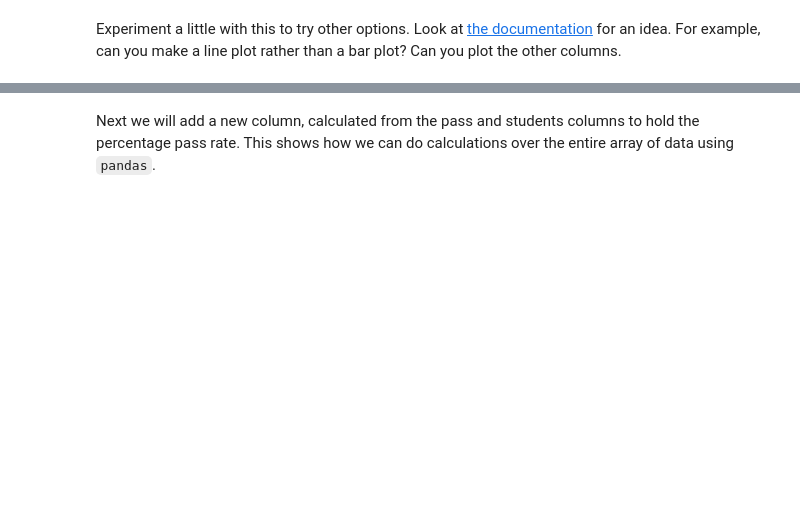
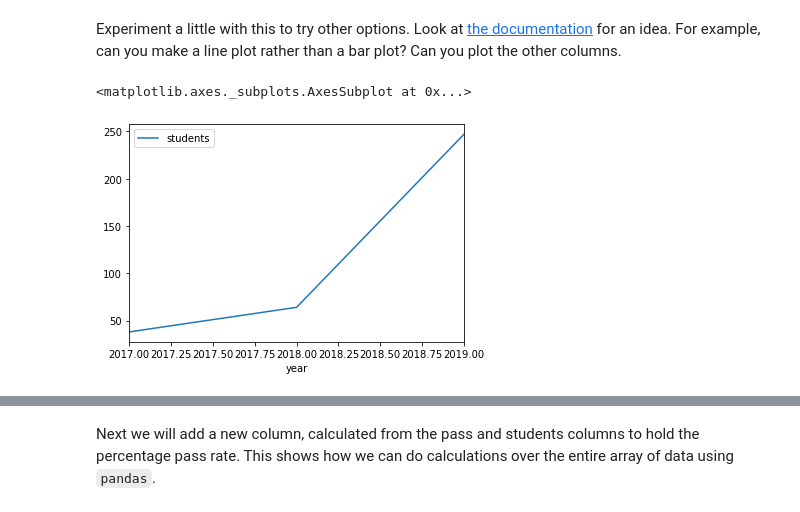
Before and after one commit to bhagyashreedhebe/MQ_DataScience, a Jupyter notebook: COMP6200 Week 1.ipynb, the cells around one changed output, grey strips where cells are left out. Saved outputs shown, nothing was run; the diff lists cells and outputs as text; code cells hidden in the pictures; blank space fills up the shorter version.

```diff
--- a/COMP6200 Week 1.ipynb
+++ b/COMP6200 Week 1.ipynb
@@ -148,3 +131,7 @@ classdata.plot(kind='bar', x='year', y='students')
 Experiment a little with this to try other options. Look at [the documentation](https://pandas.pydata.org/pandas-docs/stable/user_guide/visualization.html) for an idea. For example, can you make a line plot rather than a bar plot? Can you plot the other columns.
 # %%
 # your code here for a different plot
+classdata.plot('year', 'students')
+# %% [output]
+<matplotlib.axes._subplots.AxesSubplot at 0x...>
+[figure, added]
```
Also changed, not shown: parts of 15 cells of this notebook.
